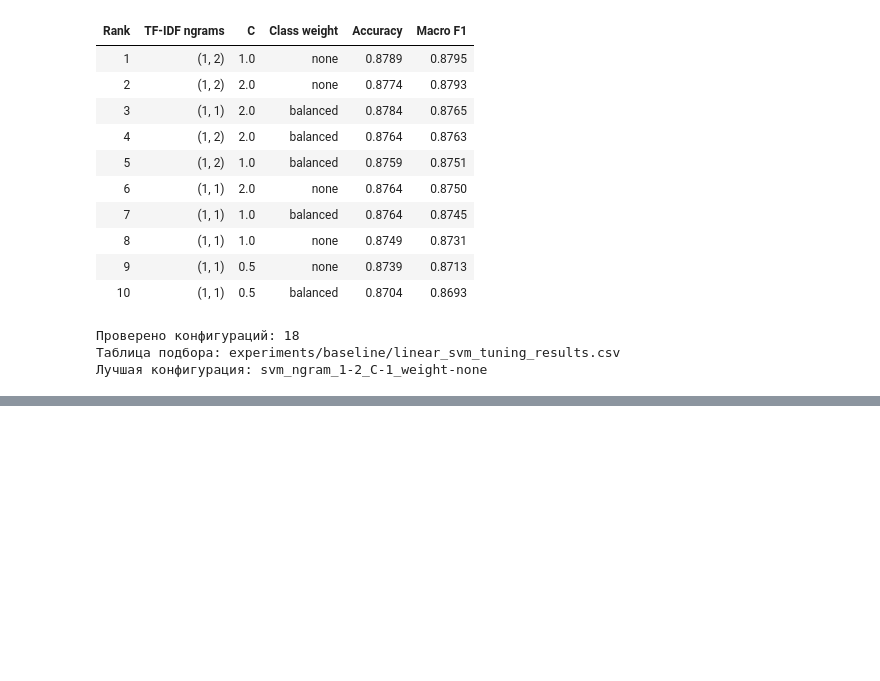
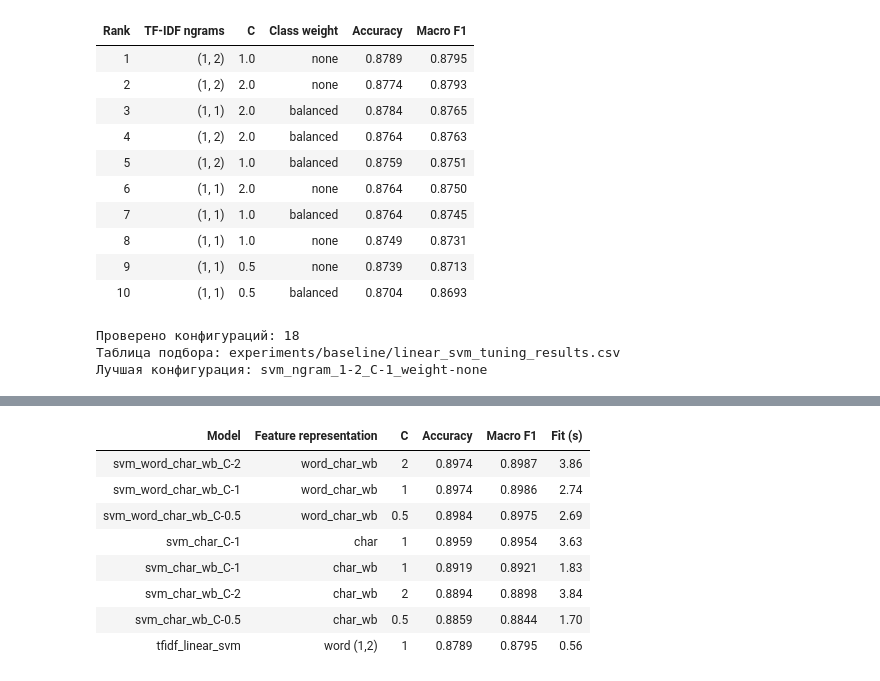
Before and after one commit to DikiyKoyotMain/Intelligent-system-for-processing-user-inquiries, a Jupyter notebook: notebooks/01_model_training_and_metrics.ipynb, the cells around one changed output, grey strips where cells are left out. Cells and saved outputs as stored; diff of their text form; code cells hidden in the pictures; blank space fills up the shorter version.

```diff
--- a/notebooks/01_model_training_and_metrics.ipynb
+++ b/notebooks/01_model_training_and_metrics.ipynb
@@ -360,0 +367,90 @@ print(f'Лучшая конфигурация: {tuning_results_df.iloc[0]["model
+# %%
+from sklearn.pipeline import FeatureUnion
+
+char_candidates = [
+    {'representation': 'char_wb', 'C': 0.5},
+    {'representation': 'char_wb', 'C': 1.0},
+    {'representation': 'char_wb', 'C': 2.0},
+    {'representation': 'char', 'C': 1.0},
+    {'representation': 'word_char_wb', 'C': 0.5},
+    {'representation': 'word_char_wb', 'C': 1.0},
+    {'representation': 'word_char_wb', 'C': 2.0},
+]
+char_report_dir = OUT_DIR / 'character_tuning_reports'
+char_report_dir.mkdir(parents=True, exist_ok=True)
+char_rows = []
+
+def make_text_features(representation):
+    tfidf = config['tfidf']
+    if representation == 'char_wb':
+        return TfidfVectorizer(analyzer='char_wb', ngram_range=(3, 5), min_df=2, lowercase=tfidf['lowercase'], sublinear_tf=tfidf['sublinear_tf'])
+    if representation == 'char':
+        return TfidfVectorizer(analyzer='char', ngram_range=(3, 5), min_df=2, lowercase=tfidf['lowercase'], sublinear_tf=tfidf['sublinear_tf'])
+    word = TfidfVectorizer(ngram_range=tuple(tfidf['ngram_range']), min_df=tfidf['min_df'], sublinear_tf=tfidf['sublinear_tf'], lowercase=tfidf['lowercase'], stop_words=tfidf['stop_words'], token_pattern=tfidf['token_pattern'])
+    char = TfidfVectorizer(analyzer='char_wb', ngram_range=(3, 5), min_df=2, lowercase=tfidf['lowercase'], sublinear_tf=tfidf['sublinear_tf'])
+    return FeatureUnion([('word_tfidf', word), ('char_wb_tfidf', char)])
+
+for candidate in char_candidates:
+    representation, C = candidate['representation'], candidate['C']
+    name = f"svm_{representation}_C-{C:g}"
+    model = Pipeline([
+        ('tfidf', make_text_features(representation)),
+        ('classifier', LinearSVC(C=C, class_weight=None, random_state=config['linear_svm']['random_state'])),
+    ])
+    start = time.perf_counter()
+    model.fit(X_train, y_train)
+    fit_seconds = time.perf_counter() - start
+    y_pred = np.asarray(model.predict(X_val))
+    report = pd.DataFrame(classification_report(y_val, y_pred, labels=labels, output_dict=True, zero_division=0)).T
+    report_path = char_report_dir / f'{name}_classification_report.csv'
+    report.to_csv(report_path, index_label='label')
+    macro_p, macro_r, macro_f1, _ = precision_recall_fscore_support(y_val, y_pred, labels=labels, average='macro', zero_division=0)
+    weighted_p, weighted_r, weighted_f1, _ = precision_recall_fscore_support(y_val, y_pred, labels=labels, average='weighted', zero_division=0)
+    metrics = {
+        'accuracy': accuracy_score(y_val, y_pred),
+        'macro_precision': macro_p,
+        'macro_recall': macro_r,
+        'macro_f1': macro_f1,
+        'weighted_precision': weighted_p,
+        'weighted_recall': weighted_r,
+        'weighted_f1': weighted_f1,
+        'fit_seconds': fit_seconds,
+    }
+    model_path = MODEL_DIR / f'{name}.joblib'
+    joblib.dump(model, model_path)
+    with mlflow.start_run(run_name=name) as run:
+        mlflow.log_params({'model': 'LinearSVC', 'feature_representation': representation, 'char_ngram_range': '3-5', 'char_min_df': 2, 'C': C, 'class_weight': 'none', 'sklearn_version': sklearn.__version__})
+        mlflow.set_tags({'dataset': 'BANKING77', 'evaluation_split': 'validation', 'workflow': 'representation_comparison'})
+        mlflow.log_metrics({key: float(value) for key, value in metrics.items()})
+        mlflow.log_artifact(str(report_path), artifact_path='evaluation')
+        mlflow.log_artifact(str(model_path), artifact_path='serialized_model')
+        run_id = run.info.run_id
+    result = {'model': name, 'feature_representation': representation, 'C': C, **{key: float(value) for key, value in metrics.items()}, 'mlflow_run_id': run_id}
+    char_rows.append(result)
+    results.append(result)
+    predictions[name] = y_pred
+    reports[name] = report
+    fitted_models[name] = model
+
+char_results_df = pd.DataFrame(char_rows).sort_values('macro_f1', ascending=False).reset_index(drop=True)
+char_results_df.to_csv(OUT_DIR / 'character_ngram_results.csv', index=False)
+reference = results_df.loc[results_df['model'] == 'tfidf_linear_svm'].iloc[0]
+comparison_rows = [{'model': 'tfidf_linear_svm', 'feature_representation': 'word (1,2)', 'C': 1.0, 'accuracy': reference['accuracy'], 'macro_f1': reference['macro_f1'], 'fit_seconds': reference['fit_seconds']}] + char_rows
+word_char_comparison_df = pd.DataFrame(comparison_rows).sort_values('macro_f1', ascending=False).reset_index(drop=True)
+word_char_comparison_df.to_csv(OUT_DIR / 'word_char_comparison.csv', index=False)
+results_df = pd.DataFrame(results).sort_values('macro_f1', ascending=False).reset_index(drop=True)
+results_df.to_csv(OUT_DIR / 'notebook_results.csv', index=False)
+display(word_char_comparison_df.style.format(precision=4).highlight_max(subset=['accuracy', 'macro_f1'], color='#d7f2df'))
+print(f'Проверено новых представлений: {len(char_results_df)}')
+print(f'Лучшая конфигурация: {word_char_comparison_df.iloc[0]["model"]}')
+print(f'Сравнение сохранено: {OUT_DIR / "word_char_comparison.csv"}')
+# %% [output]
+| Model | Feature representation | C | Accuracy | Macro F1 | Fit (s) |
+| svm_word_char_wb_C-2 | word_char_wb | 2 | 0.8974 | 0.8987 | 3.86 |
+| svm_word_char_wb_C-1 | word_char_wb | 1 | 0.8974 | 0.8986 | 2.74 |
+| svm_word_char_wb_C-0.5 | word_char_wb | 0.5 | 0.8984 | 0.8975 | 2.69 |
+| svm_char_C-1 | char | 1 | 0.8959 | 0.8954 | 3.63 |
+| svm_char_wb_C-1 | char_wb | 1 | 0.8919 | 0.8921 | 1.83 |
+| svm_char_wb_C-2 | char_wb | 2 | 0.8894 | 0.8898 | 3.84 |
+| svm_char_wb_C-0.5 | char_wb | 0.5 | 0.8859 | 0.8844 | 1.70 |
+| tfidf_linear_svm | word (1,2) | 1 | 0.8789 | 0.8795 | 0.56 |
```
Also changed, not shown: parts of 6 cells of this notebook, 18 other files.
